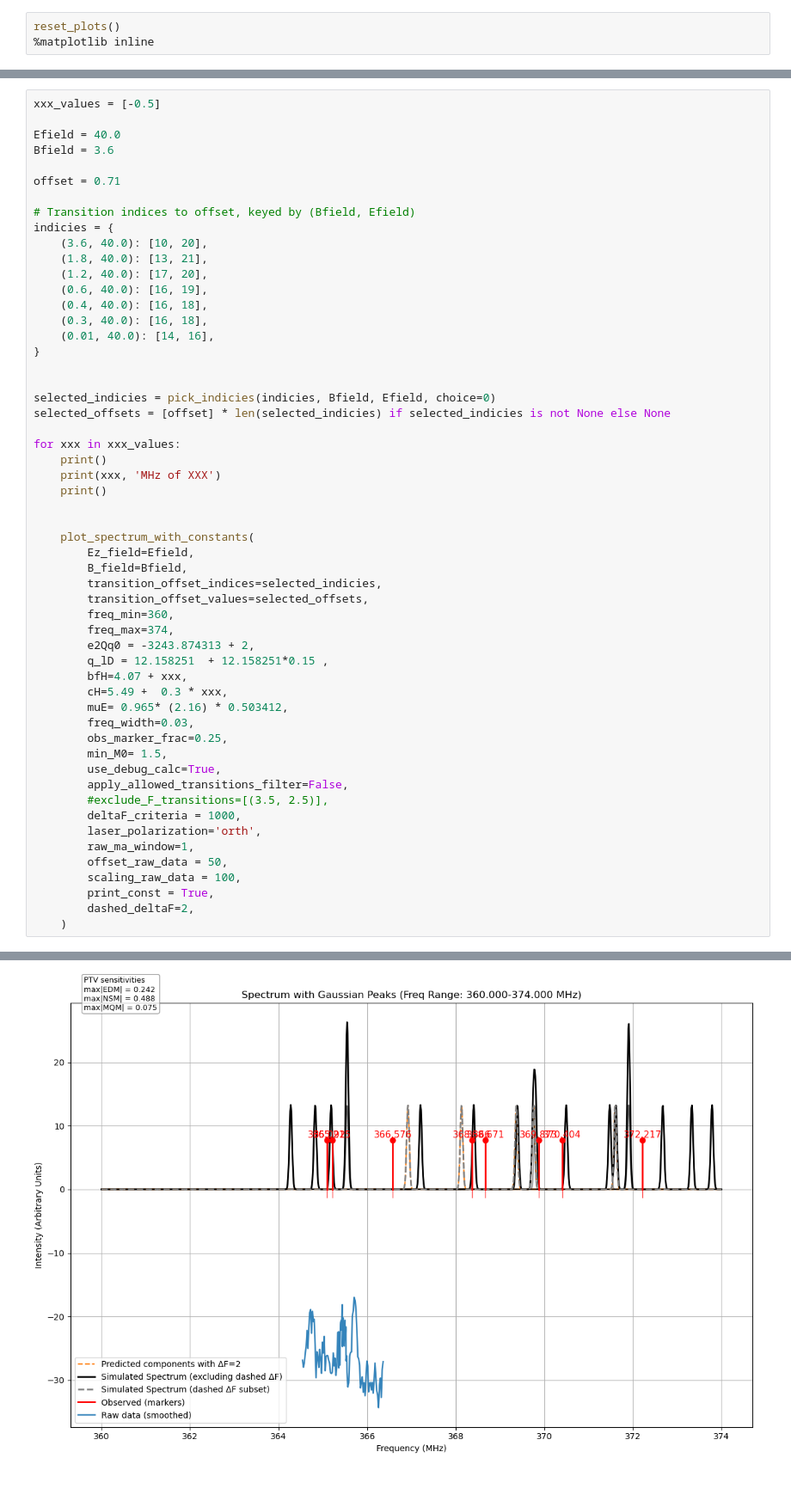
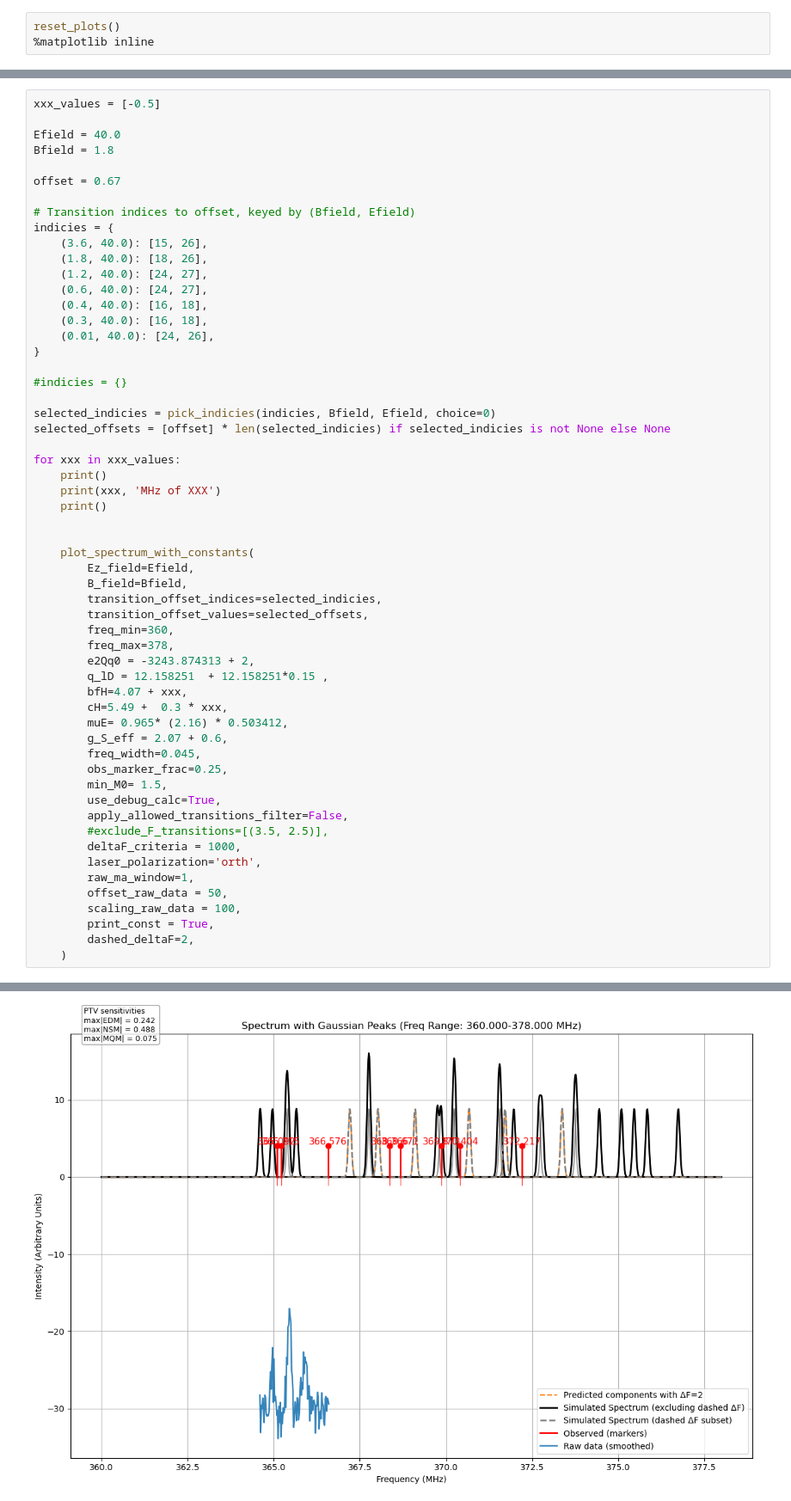
Before and after one commit to YuikiTakahashi/Molecule_spectrum_prediction, a Jupyter notebook: 173_prediction_Mar2026.ipynb, the cells around one changed output, grey strips where cells are left out. Shown at 86% size. Cells and saved outputs as stored; diff of their text form.

```diff
--- a/173_prediction_Mar2026.ipynb
+++ b/173_prediction_Mar2026.ipynb
@@ -2450,21 +2454,22 @@ reset_plots()
 xxx_values = [-0.5]
 
 Efield = 40.0
-Bfield = 3.6
+Bfield = 1.8
 
-offset = 0.71
+offset = 0.67
 
 # Transition indices to offset, keyed by (Bfield, Efield)
 indicies = {
-    (3.6, 40.0): [10, 20],
-    (1.8, 40.0): [13, 21],
-    (1.2, 40.0): [17, 20],
-    (0.6, 40.0): [16, 19],
+    (3.6, 40.0): [15, 26],
+    (1.8, 40.0): [18, 26],
+    (1.2, 40.0): [24, 27],
+    (0.6, 40.0): [24, 27],
     (0.4, 40.0): [16, 18],
     (0.3, 40.0): [16, 18],
-    (0.01, 40.0): [14, 16],
+    (0.01, 40.0): [24, 26],
 }
 
+#indicies = {}
 
 selected_indicies = pick_indicies(indicies, Bfield, Efield, choice=0)
 selected_offsets = [offset] * len(selected_indicies) if selected_indicies is not None else None
@@ -2481,13 +2486,14 @@ for xxx in xxx_values:
         transition_offset_indices=selected_indicies,
         transition_offset_values=selected_offsets,
         freq_min=360,
-        freq_max=374,
+        freq_max=378,
         e2Qq0 = -3243.874313 + 2,
         q_lD = 12.158251  + 12.158251*0.15 ,
         bfH=4.07 + xxx,
         cH=5.49 +  0.3 * xxx,
         muE= 0.965* (2.16) * 0.503412,
-        freq_width=0.03,
+        g_S_eff = 2.07 + 0.6,
+        freq_width=0.045,
         obs_marker_frac=0.25,
         min_M0= 1.5,
         use_debug_calc=True,
@@ -2509,4 +2515,4 @@ for xxx in xxx_values:
-[figure, old version]
+[figure, new version]
 Molecular constants used:
   Be: 7334.128688
   e2Qq0: -3241.874313
```
Also changed, not shown: parts of 3 cells of this notebook.
